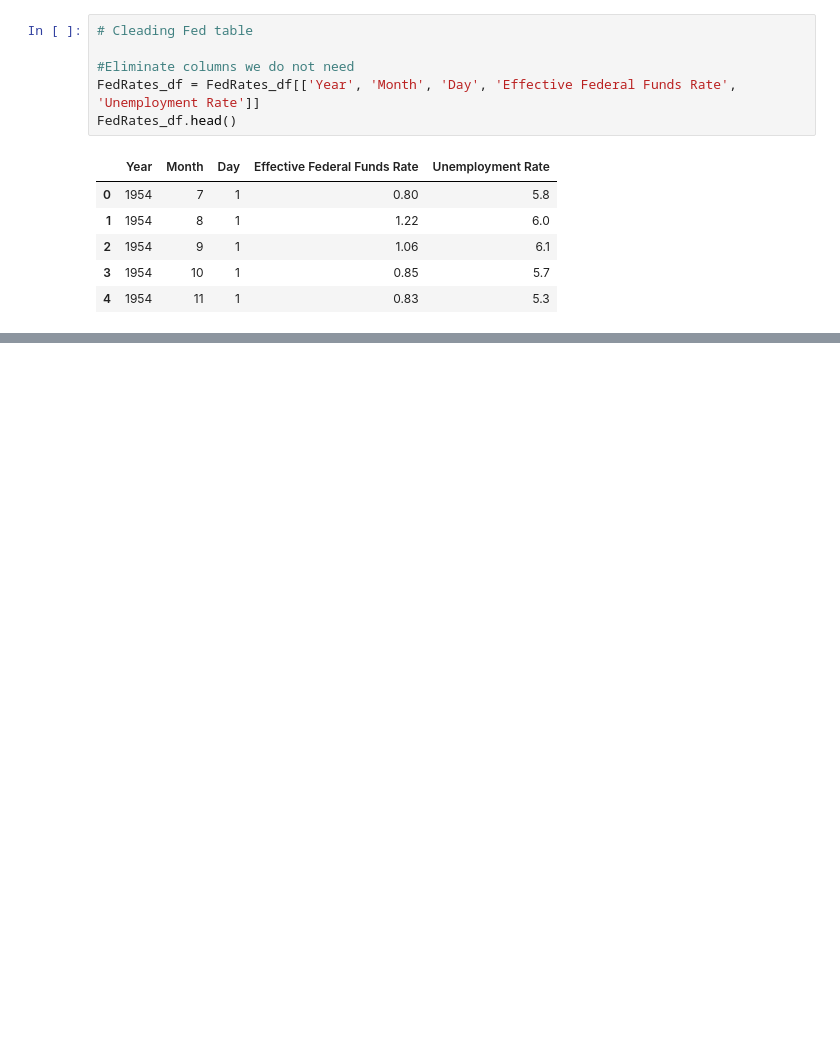
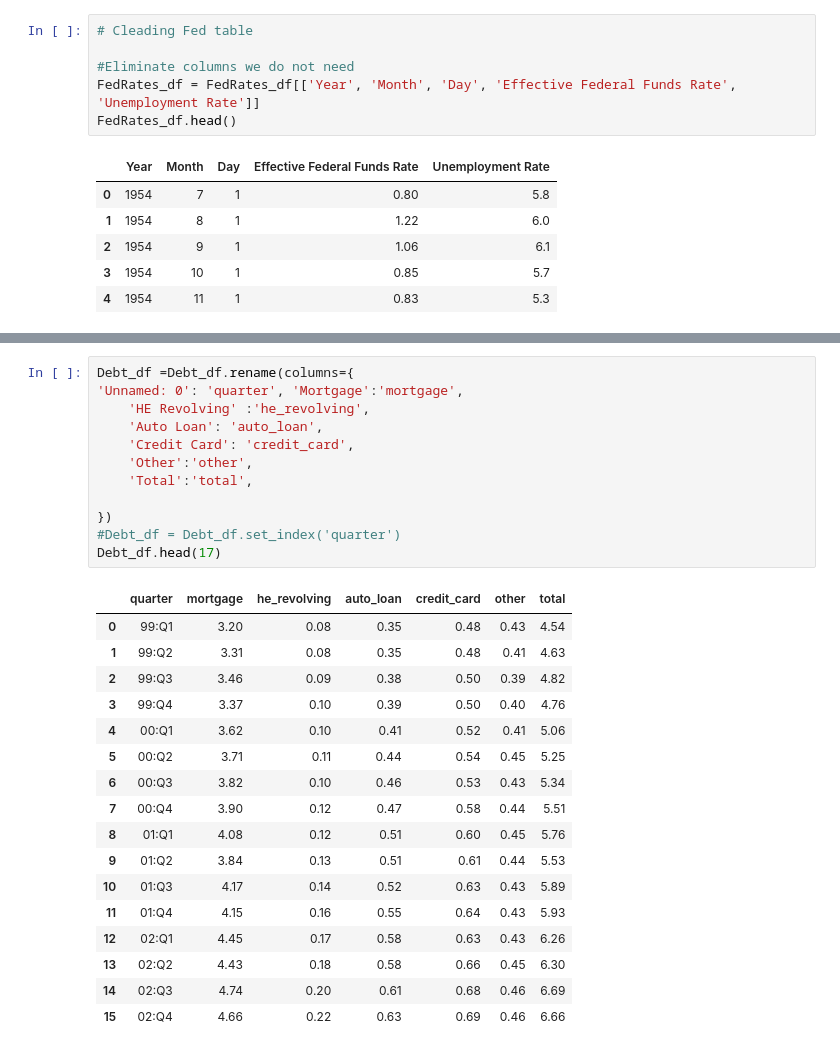
Before and after one commit to RiverJAM/ETL-Fed-Debt, a Jupyter notebook: Fed-ETL.ipynb, the cells around one changed output, grey strips where cells are left out. Drawn from its saved outputs; the diff is of its cells as text; blank space fills up the shorter version.

```diff
--- a/Fed-ETL.ipynb
+++ b/Fed-ETL.ipynb
@@ -59,0 +94,30 @@ Debt_df2 = Debt_df2.rename(columns={
+# %%
+Debt_df =Debt_df.rename(columns={
+'Unnamed: 0': 'quarter', 'Mortgage':'mortgage',
+    'HE Revolving' :'he_revolving',
+    'Auto Loan': 'auto_loan',
+    'Credit Card': 'credit_card',
+    'Other':'other',
+    'Total':'total',
+
+})
+#Debt_df = Debt_df.set_index('quarter')
+Debt_df.head(17)
+# %% [output]
+|  | quarter | mortgage | he_revolving | auto_loan | credit_card | other | total |
+| 0 | 99:Q1 | 3.20 | 0.08 | 0.35 | 0.48 | 0.43 | 4.54 |
+| 1 | 99:Q2 | 3.31 | 0.08 | 0.35 | 0.48 | 0.41 | 4.63 |
+| 2 | 99:Q3 | 3.46 | 0.09 | 0.38 | 0.50 | 0.39 | 4.82 |
+| 3 | 99:Q4 | 3.37 | 0.10 | 0.39 | 0.50 | 0.40 | 4.76 |
+| 4 | 00:Q1 | 3.62 | 0.10 | 0.41 | 0.52 | 0.41 | 5.06 |
+| 5 | 00:Q2 | 3.71 | 0.11 | 0.44 | 0.54 | 0.45 | 5.25 |
+| 6 | 00:Q3 | 3.82 | 0.10 | 0.46 | 0.53 | 0.43 | 5.34 |
+| 7 | 00:Q4 | 3.90 | 0.12 | 0.47 | 0.58 | 0.44 | 5.51 |
+| 8 | 01:Q1 | 4.08 | 0.12 | 0.51 | 0.60 | 0.45 | 5.76 |
+| 9 | 01:Q2 | 3.84 | 0.13 | 0.51 | 0.61 | 0.44 | 5.53 |
+| 10 | 01:Q3 | 4.17 | 0.14 | 0.52 | 0.63 | 0.43 | 5.89 |
+| 11 | 01:Q4 | 4.15 | 0.16 | 0.55 | 0.64 | 0.43 | 5.93 |
+| 12 | 02:Q1 | 4.45 | 0.17 | 0.58 | 0.63 | 0.43 | 6.26 |
+| 13 | 02:Q2 | 4.43 | 0.18 | 0.58 | 0.66 | 0.45 | 6.30 |
+| 14 | 02:Q3 | 4.74 | 0.20 | 0.61 | 0.68 | 0.46 | 6.69 |
+| 15 | 02:Q4 | 4.66 | 0.22 | 0.63 | 0.69 | 0.46 | 6.66 |
```
Also changed, not shown: parts of 8 cells of this notebook, 3 other files.
